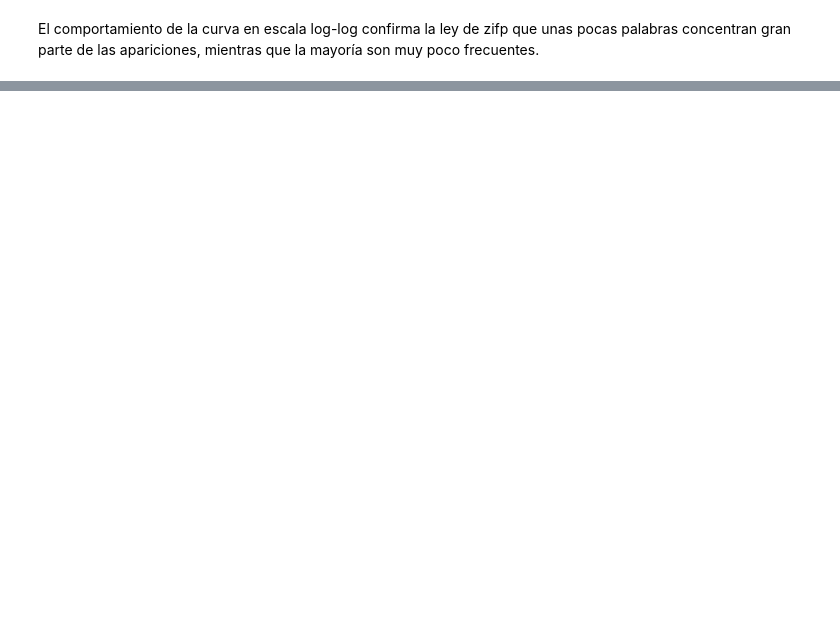
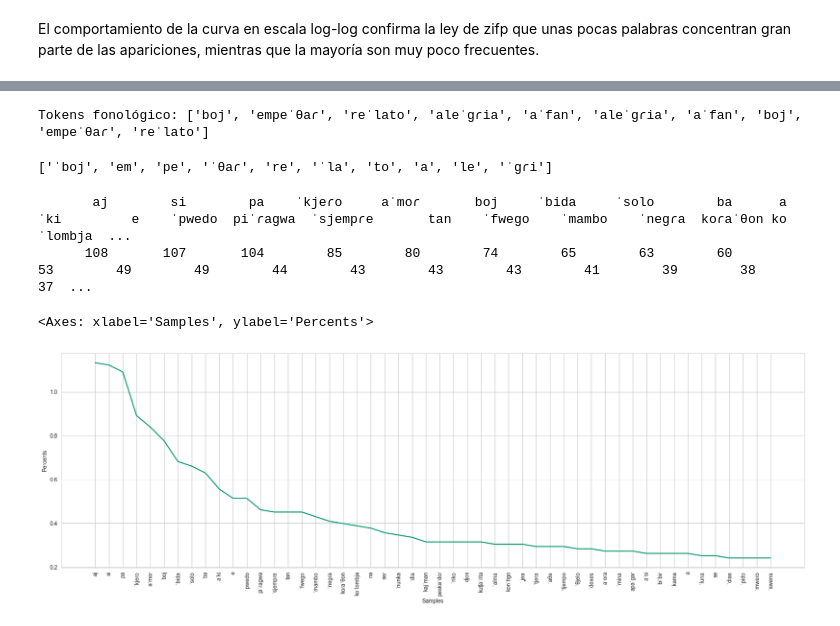
Before and after one commit to CristianCardozoAmin/AI-university_javeriana-nlp-taller_ley_zipf, a Jupyter notebook: notebooks/1_Analysis_Songs.ipynb, the cells around one changed output, grey strips where cells are left out. Drawn from its saved outputs; the diff is of its cells as text; code cells hidden in the pictures; blank space fills up the shorter version.

```diff
--- a/notebooks/1_Analysis_Songs.ipynb
+++ b/notebooks/1_Analysis_Songs.ipynb
@@ -254,0 +416,12 @@ En esta parte, se va ha transcribir fonéticamente las palabras de las canciones
+# %%
+for token in words_fonetico[:10]:
+
+    if not token.strip():
+        print(f"Token vacío: '{token}'")
+        continue
+
+    transcription = Transcription(token)
+    print(f"Palabra: {token}")
+    print(f"Transcripción fonológico: {transcription.phonology.words}")
+    print(f"Transcripción fonético: {transcription.phonetics.words}")
+    print(f"Transcripción fonológico: {transcription.phonology.syllables}")
@@ -254,0 +446,34 @@ En esta parte, se va ha transcribir fonéticamente las palabras de las canciones
+# %%
+tokens_limpios = [t for t in words_fonetico if re.search(r'[a-zA-ZáéíóúÁÉÍÓÚüÜñÑ]', t) and len(t.strip()) > 1]
+tokens_transcritos = [Transcription(token) for token in tokens_limpios]
+# %%
+tokens_words_fonologico = []
+for i in tokens_transcritos:
+    words = i.phonology.words
+    tokens_words_fonologico.extend(words)
+
+print(f"Tokens fonológico: {tokens_words_fonologico[:10]}")
+# %% [output]
+Tokens fonológico: ['boj', 'empeˈθaɾ', 'reˈlato', 'aleˈgɾia', 'aˈfan', 'aleˈgɾia', 'aˈfan', 'boj', 'empeˈθaɾ', 'reˈlato']
+# %%
+#words
+tokens_words_fonologico = [w for i in tokens_transcritos for w in i.phonology.words]
+tokens_words_fonetico = [w for i in tokens_transcritos for w in i.phonetics.words]
+
+#words
+tokens_silabas_fonologico = [w for i in tokens_transcritos for w in i.phonology.syllables]
+tokens_silabas_fonetico = [w for i in tokens_transcritos for w in i.phonetics.syllables]
+# %%
+tokens_silabas_fonologico[:10]
+# %% [output]
+['ˈboj', 'em', 'pe', 'ˈθaɾ', 're', 'ˈla', 'to', 'a', 'le', 'ˈgɾi']
+# %%
+fig = plt.figure(figsize = (24, 7))
+fd_words_fonologico = FreqDist(tokens_words_fonologico)
+fd_words_fonologico.tabulate(50)
+fd_words_fonologico.plot(50, percents=True)
+# %% [output]
+       aj        si        pa    ˈkjeɾo     aˈmoɾ       boj     ˈbida     ˈsolo        ba      aˈki         e    ˈpwedo  piˈɾagwa  ˈsjempɾe       tan    ˈfwego    ˈmambo    ˈnegɾa  koɾaˈθon koˈlombja  ...
+      108       107       104        85        80        74        65        63        60        53        49        49        44        43        43        43        41        39        38        37  ...
+<Axes: xlabel='Samples', ylabel='Percents'>
+[figure, added]
```
Also changed, not shown: parts of 47 cells of this notebook, 10 other files.
